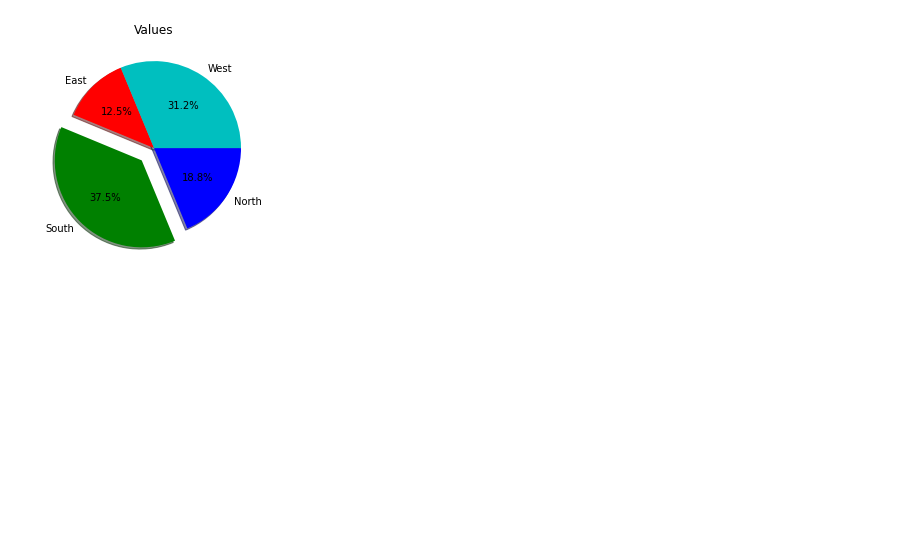
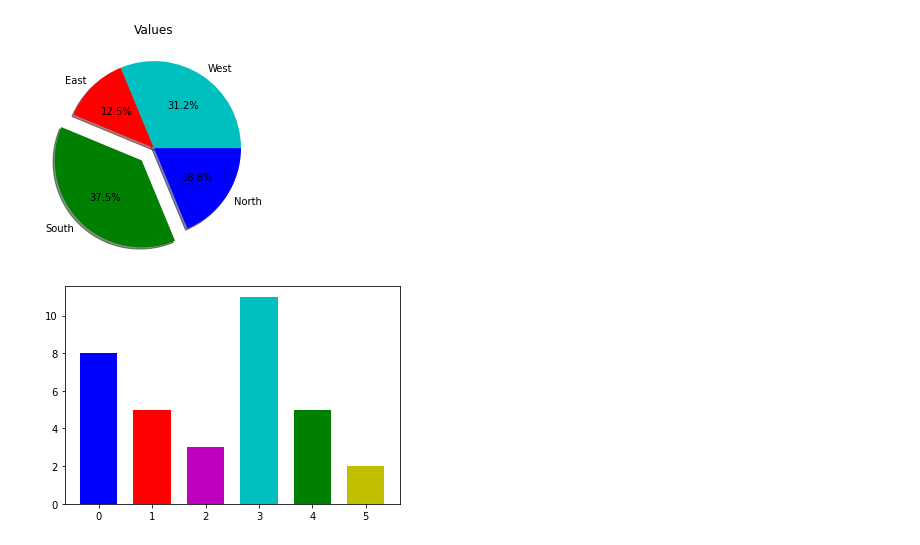
Before and after one commit to dbach787/Python, a Jupyter notebook: Data_Science_with_Python.ipynb, the cells around one changed output. Saved outputs shown, nothing was run; the diff lists cells and outputs as text; code cells hidden in the pictures; blank space fills up the shorter version.

```diff
--- a/Data_Science_with_Python.ipynb
+++ b/Data_Science_with_Python.ipynb
@@ -89,3 +89,16 @@ plt.title('Values')
 plt.show()
 # %% [output]
 [figure]
+# %%
+import matplotlib.pyplot as plt
+%matplotlib inline
+
+values = [8, 5, 3, 11, 5, 2]
+widths = [0.7, 0.7, 0.7, 0.7, 0.7, 0.7]
+colors = ['b', 'r', 'm', 'c', 'g', 'y']
+plt.bar(range(0, 6), values, width=widths,
+color=colors, align='center')
+
+plt.show()
+# %% [output]
+[figure, added]
```
Also changed, not shown: parts of 4 cells of this notebook.
